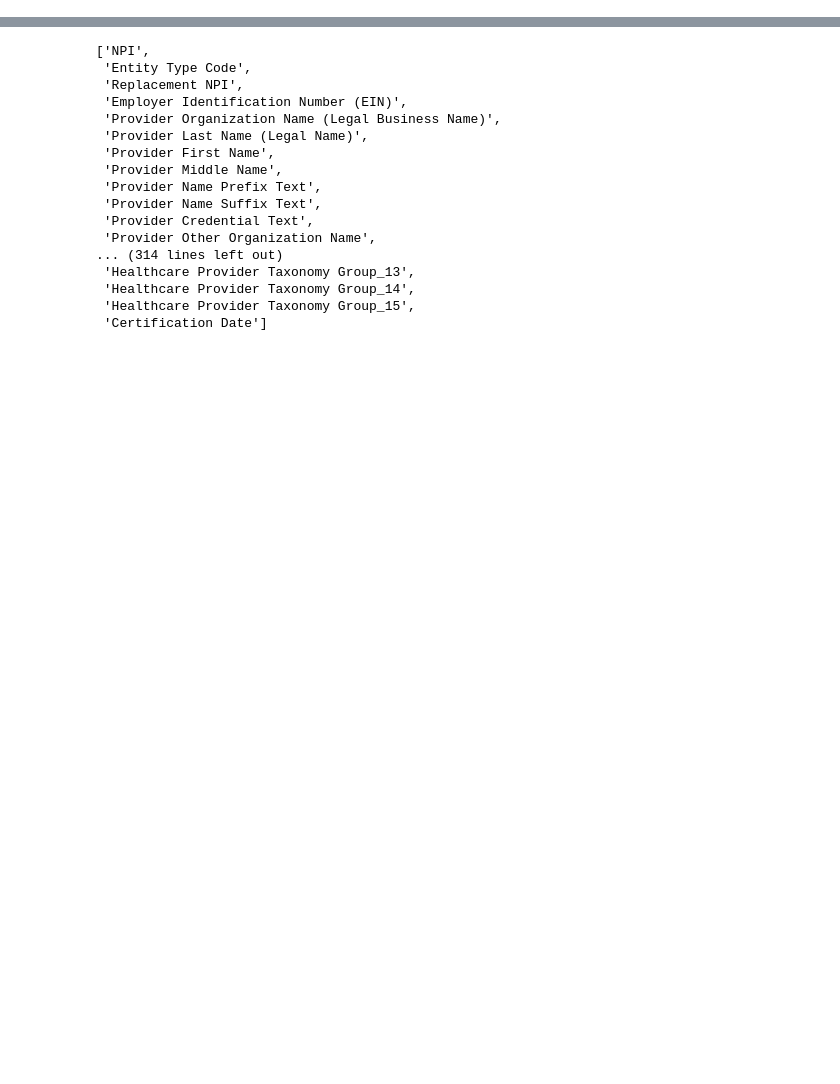
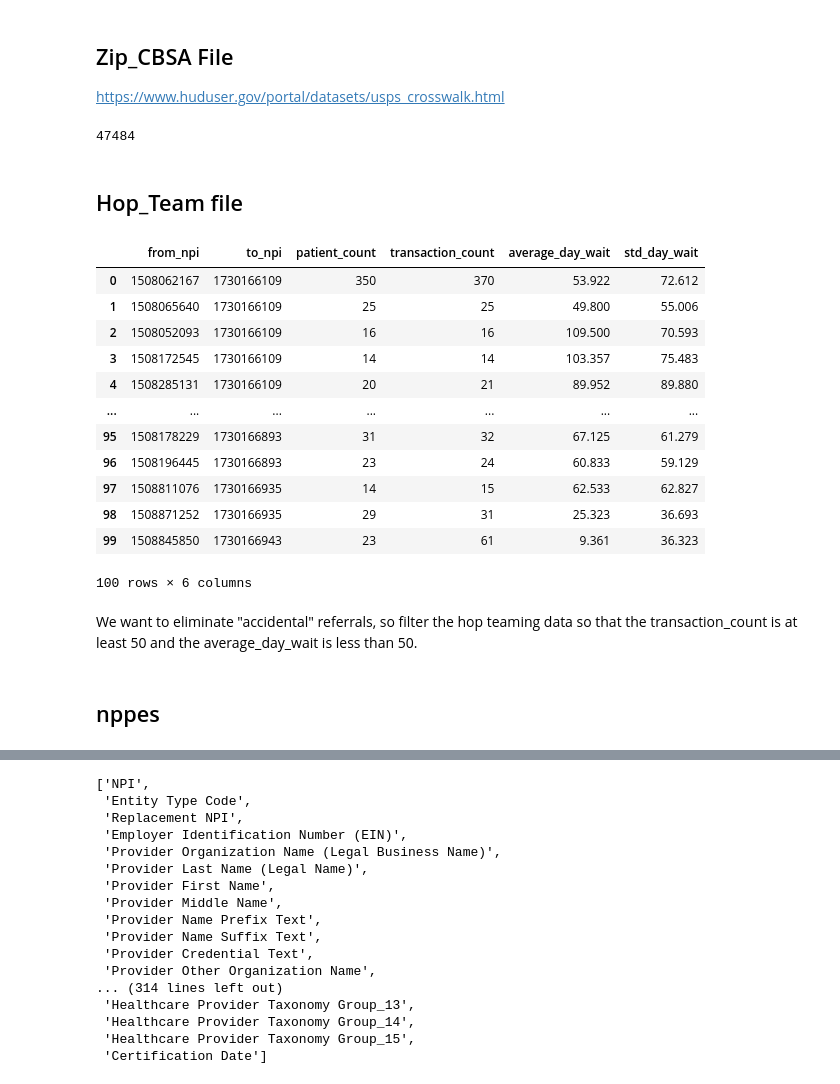
Before and after one commit to hcgreer/hop_team-team_blimp, a Jupyter notebook: database_hop_team.ipynb, the cells around one changed output, grey strips where cells are left out. Drawn from its saved outputs; the diff is of its cells as text; code cells hidden in the pictures; blank space fills up the shorter version.

```diff
--- a/database_hop_team.ipynb
+++ b/database_hop_team.ipynb
@@ -4,0 +23,12 @@ from tqdm.notebook import tqdm
+# %% [markdown]
+## Zip_CBSA File
+
+https://www.huduser.gov/portal/datasets/usps_crosswalk.html
+# %%
+CBSA = pd.read_excel('Data/ZIP_CBSA_122021.xlsx')
+
+db = sqlite3.connect('Data/hop_team.sqlite')
+
+CBSA.to_sql('CBSA', db, if_exists = 'append', index = False)
+# %% [output]
+47484
@@ -4,0 +37,21 @@ from tqdm.notebook import tqdm
+# %% [markdown]
+## Hop_Team file
+# %%
+referrals =  pd.read_csv('Data/DocGraph_Hop_Teaming_2018.csv', nrows = 100)
+referrals
+# %% [output]
+|  | from_npi | to_npi | patient_count | transaction_count | average_day_wait | std_day_wait |
+| 0 | 1508062167 | 1730166109 | 350 | 370 | 53.922 | 72.612 |
+| 1 | 1508065640 | 1730166109 | 25 | 25 | 49.800 | 55.006 |
+| 2 | 1508052093 | 1730166109 | 16 | 16 | 109.500 | 70.593 |
+| 3 | 1508172545 | 1730166109 | 14 | 14 | 103.357 | 75.483 |
+| 4 | 1508285131 | 1730166109 | 20 | 21 | 89.952 | 89.880 |
+| ... | ... | ... | ... | ... | ... | ... |
+| 95 | 1508178229 | 1730166893 | 31 | 32 | 67.125 | 61.279 |
+| 96 | 1508196445 | 1730166893 | 23 | 24 | 60.833 | 59.129 |
+| 97 | 1508811076 | 1730166935 | 14 | 15 | 62.533 | 62.827 |
+| 98 | 1508871252 | 1730166935 | 29 | 31 | 25.323 | 36.693 |
+| 99 | 1508845850 | 1730166943 | 23 | 61 | 9.361 | 36.323 |
+100 rows × 6 columns
+# %% [markdown]
+We want to eliminate "accidental" referrals, so filter the hop teaming data so that the transaction_count is at least 50 and the average_day_wait is less than 50.
@@ -5 +64,3 @@ from tqdm.notebook import tqdm
+# %% [markdown]
+## nppes
 # %%
```
Also changed, not shown: parts of 23 cells of this notebook.
